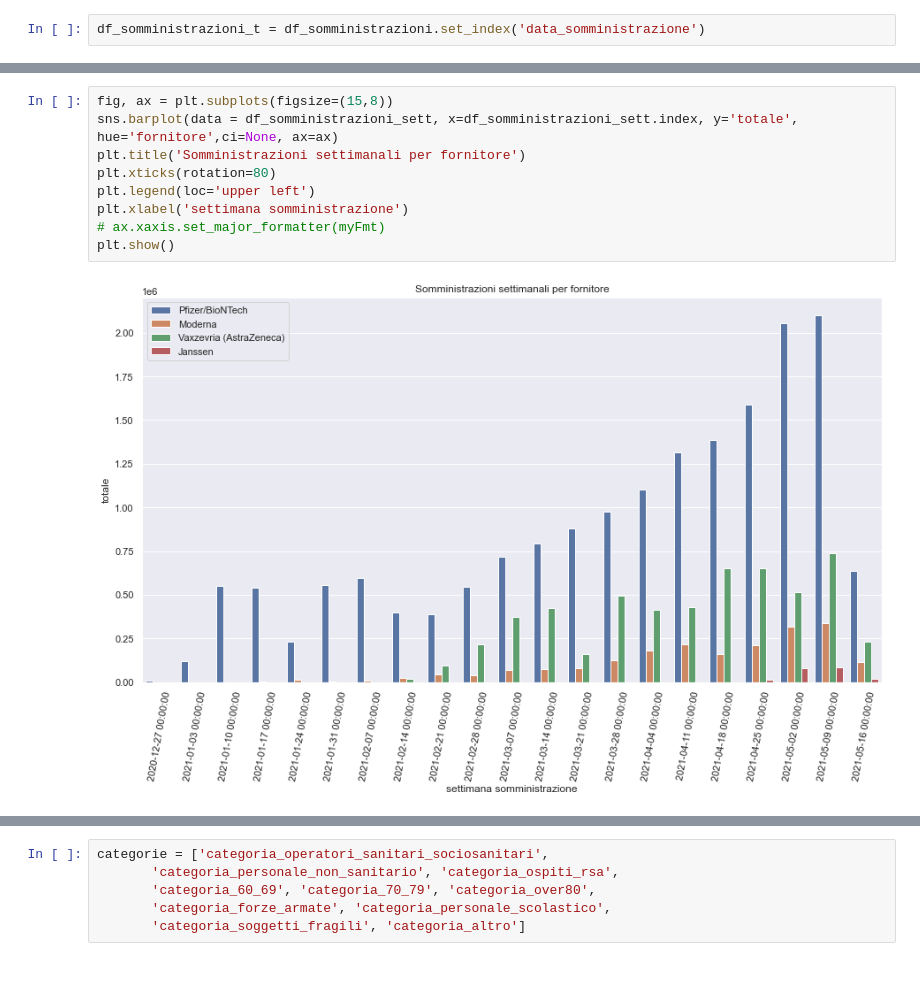
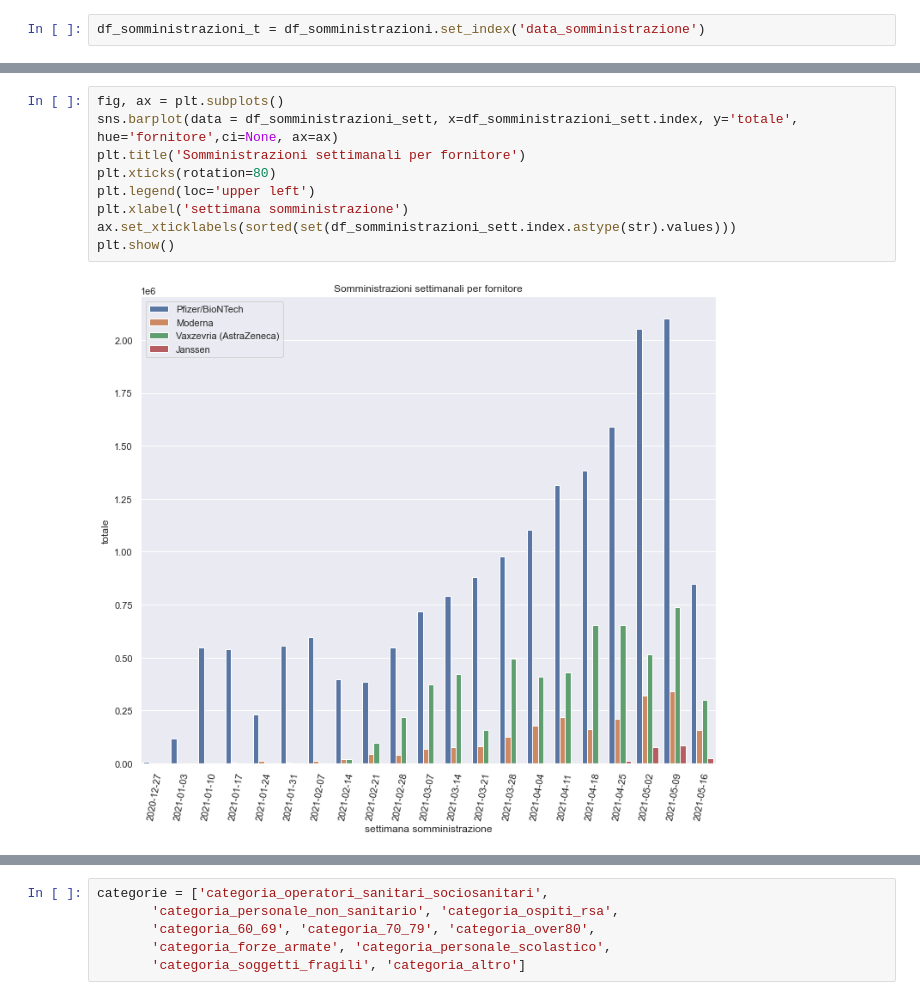
Before and after one commit to matteo-martignon/COVID-19-Analysis, a Jupyter notebook: COVID-19 Vaccin Analysis.ipynb, the cells around one changed output, grey strips where cells are left out. Drawn from its saved outputs; the diff is of its cells as text; blank space fills up the shorter version.

```diff
--- a/COVID-19 Vaccin Analysis.ipynb
+++ b/COVID-19 Vaccin Analysis.ipynb
@@ -252,15 +277,15 @@ df_somministrazioni_sett
 64 rows × 2 columns
 # %%
-fig, ax = plt.subplots(figsize=(15,8))
+fig, ax = plt.subplots()
 sns.barplot(data = df_somministrazioni_sett, x=df_somministrazioni_sett.index, y='totale', hue='fornitore',ci=None, ax=ax)
 plt.title('Somministrazioni settimanali per fornitore')
 plt.xticks(rotation=80)
 plt.legend(loc='upper left')
 plt.xlabel('settimana somministrazione')
-# ax.xaxis.set_major_formatter(myFmt)
+ax.set_xticklabels(sorted(set(df_somministrazioni_sett.index.astype(str).values)))
 plt.show()
 # %% [output]
-[figure, old version]
+[figure, new version]
 # %%
 df_somministrazioni.groupby('fascia_anagrafica')['totale'].sum().plot(kind='bar')
 plt.title('Somministrazioni per fascia anagrafica')
```
Also changed, not shown: parts of 25 cells of this notebook, 1 other file.
